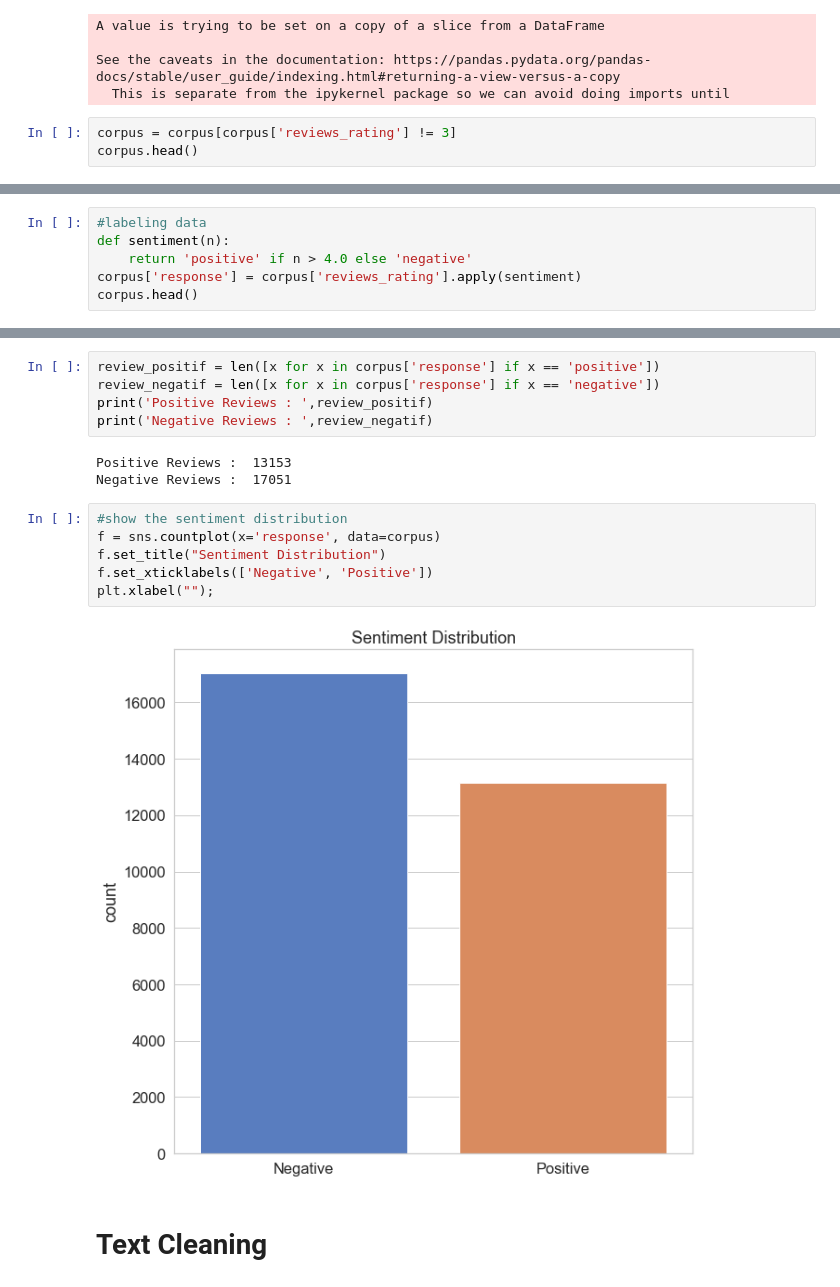
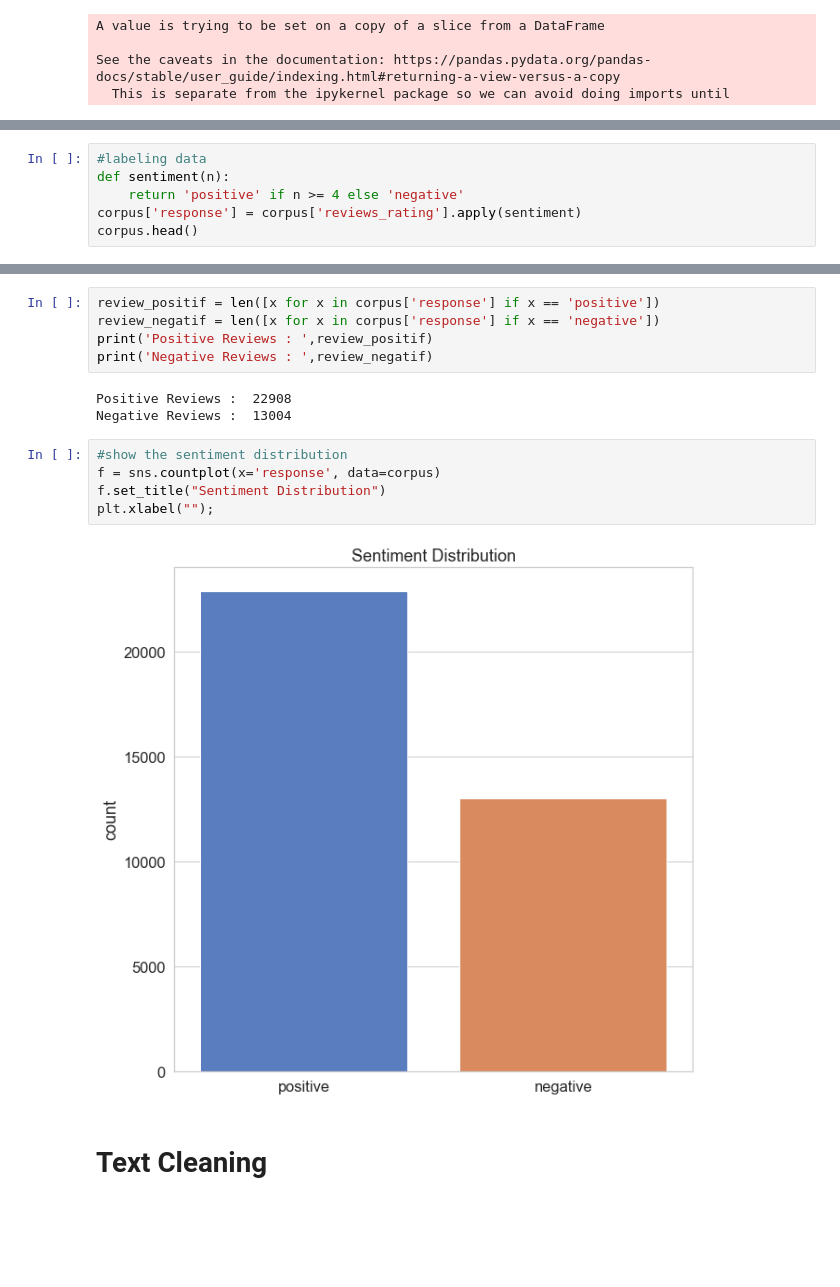
Before and after one commit to kristaLumbantoruan/PBA_Evlogimenos, a Jupyter notebook: Naive Bayes.ipynb, the cells around one changed output, grey strips where cells are left out. Cells and saved outputs as stored; diff of their text form; blank space fills up the shorter version.

```diff
--- a/Naive Bayes.ipynb
+++ b/Naive Bayes.ipynb
@@ -164,6 +164,3 @@ A value is trying to be set on a copy of a slice from a DataFrame
 
 See the caveats in the documentation: https://pandas.pydata.org/pandas-docs/stable/user_guide/indexing.html#returning-a-view-versus-a-copy
   This is separate from the ipykernel package so we can avoid doing imports until
-# %%
-corpus = corpus[corpus['reviews_rating'] != 3]
-corpus.head()
@@ -177,7 +167,7 @@ corpus.head()
 # %%
 #labeling data
 def sentiment(n):
-    return 'positive' if n > 4.0 else 'negative'
+    return 'positive' if n >= 4 else 'negative'
 corpus['response'] = corpus['reviews_rating'].apply(sentiment)
 corpus.head()
 # %% [output]
@@ -223,16 +213,15 @@ review_negatif = len([x for x in corpus['response'] if x == 'negative'])
 print('Positive Reviews : ',review_positif)
 print('Negative Reviews : ',review_negatif)
 # %% [output]
-Positive Reviews :  13153
-Negative Reviews :  17051
+Positive Reviews :  22908
+Negative Reviews :  13004
 # %%
 #show the sentiment distribution
 f = sns.countplot(x='response', data=corpus)
 f.set_title("Sentiment Distribution")
-f.set_xticklabels(['Negative', 'Positive'])
 plt.xlabel("");
 # %% [output]
-[figure, old version]
+[figure, new version]
 # %% [markdown]
 # Text Cleaning
 # %%
```
Also changed, not shown: parts of 4 cells of this notebook.
